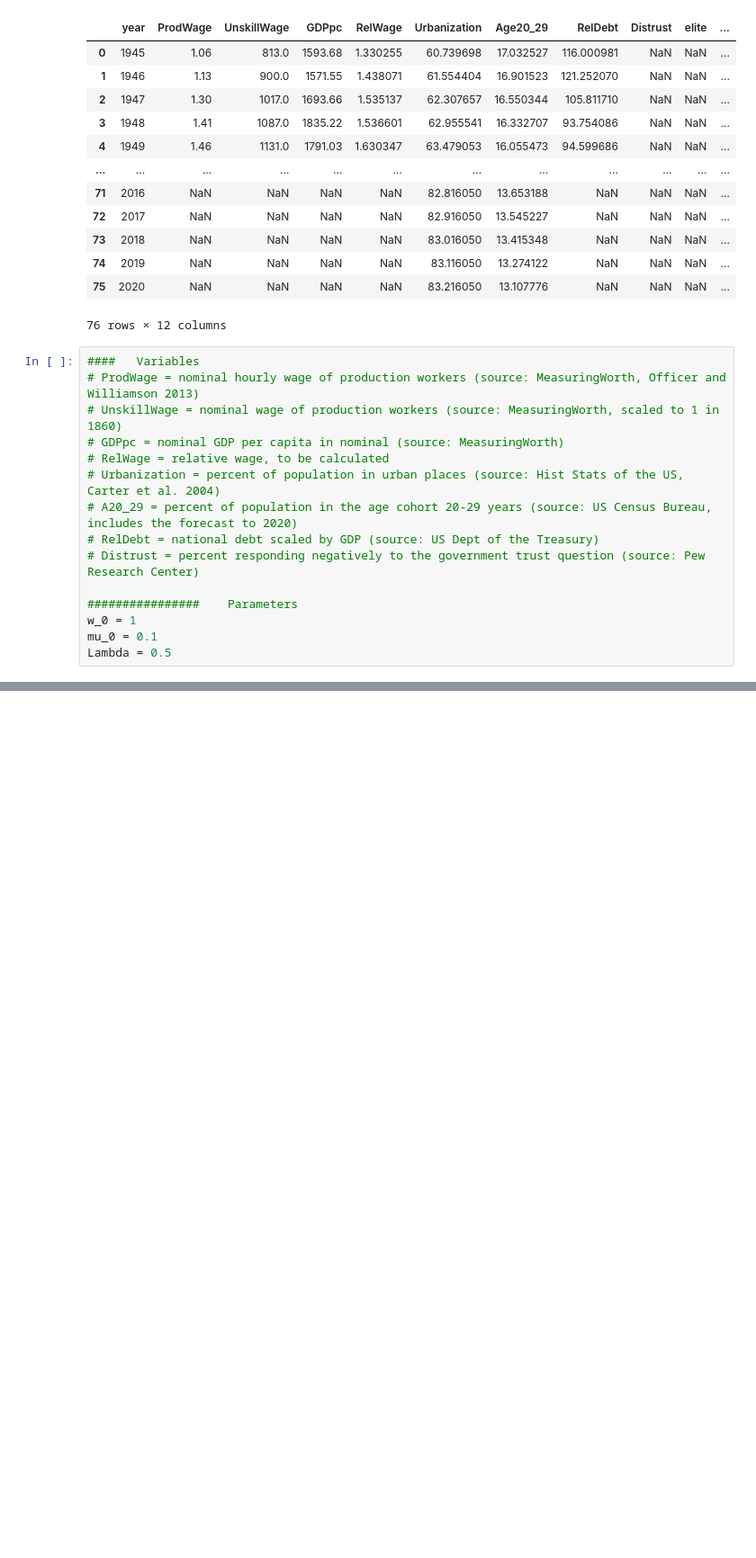
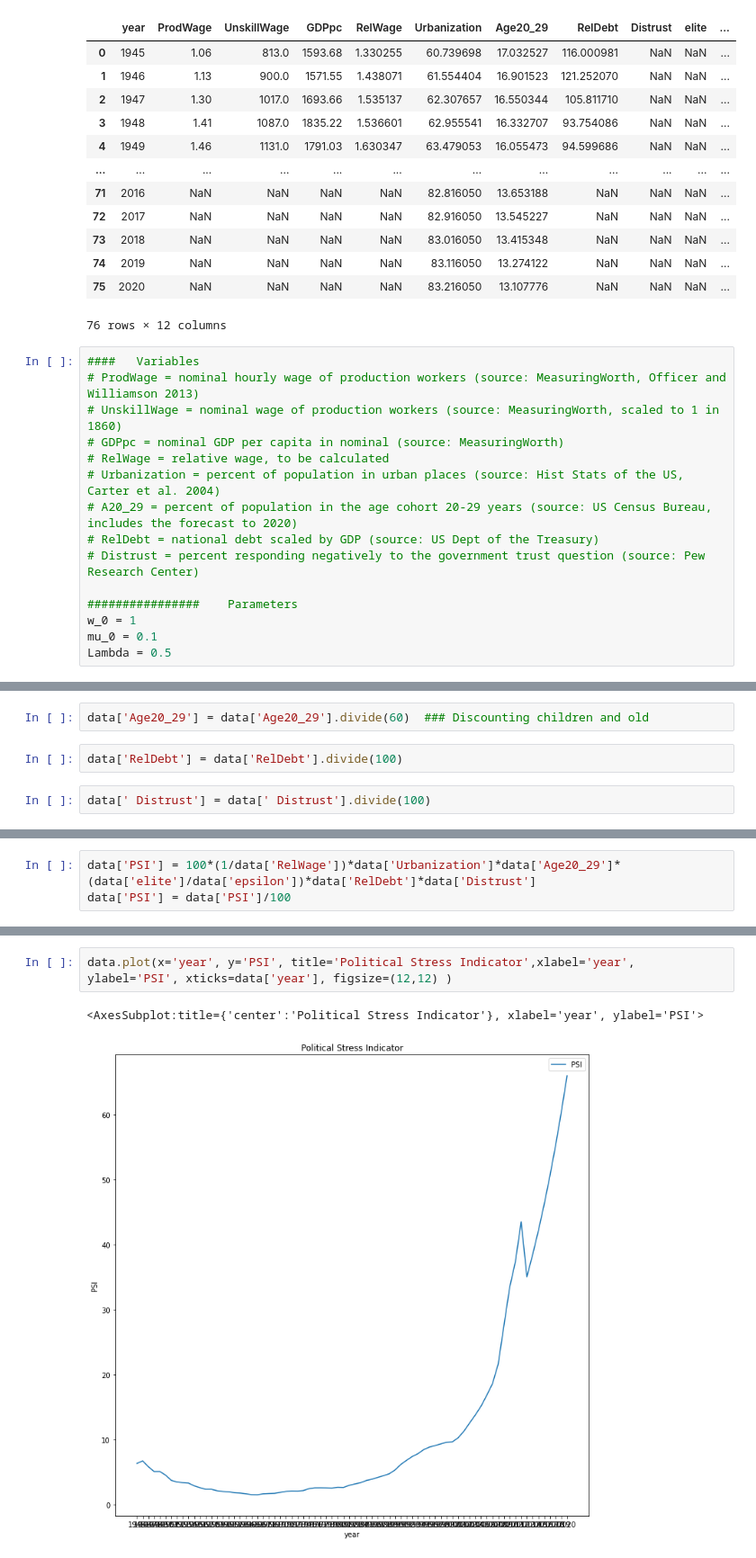
Before and after one commit to RichardScottOZ/Cliodynamics, a Jupyter notebook: notebooks/USA_PSI.ipynb, the cells around one changed output, grey strips where cells are left out. Shown: that part at 90% size. Cells and saved outputs as stored; diff of their text form; blank space fills up the shorter version.

```diff
--- a/notebooks/USA_PSI.ipynb
+++ b/notebooks/USA_PSI.ipynb
@@ -91,0 +189,6 @@ Name: RelWage1, Length: 76, dtype: float64
+# %%
+data['Age20_29'] = data['Age20_29'].divide(60)  ### Discounting children and old
+# %%
+data['RelDebt'] = data['RelDebt'].divide(100)
+# %%
+data[' Distrust'] = data[' Distrust'].divide(100)
@@ -91,0 +211,3 @@ Name: RelWage1, Length: 76, dtype: float64
+# %%
+data['PSI'] = 100*(1/data['RelWage'])*data['Urbanization']*data['Age20_29']*(data['elite']/data['epsilon'])*data['RelDebt']*data['Distrust']
+data['PSI'] = data['PSI']/100
@@ -91,0 +230,5 @@ Name: RelWage1, Length: 76, dtype: float64
+# %%
+data.plot(x='year', y='PSI', title='Political Stress Indicator',xlabel='year', ylabel='PSI', xticks=data['year'], figsize=(12,12) )
+# %% [output]
+<AxesSubplot:title={'center':'Political Stress Indicator'}, xlabel='year', ylabel='PSI'>
+[figure, added]
```
Also changed, not shown: parts of 30 cells of this notebook, 1 other file.
